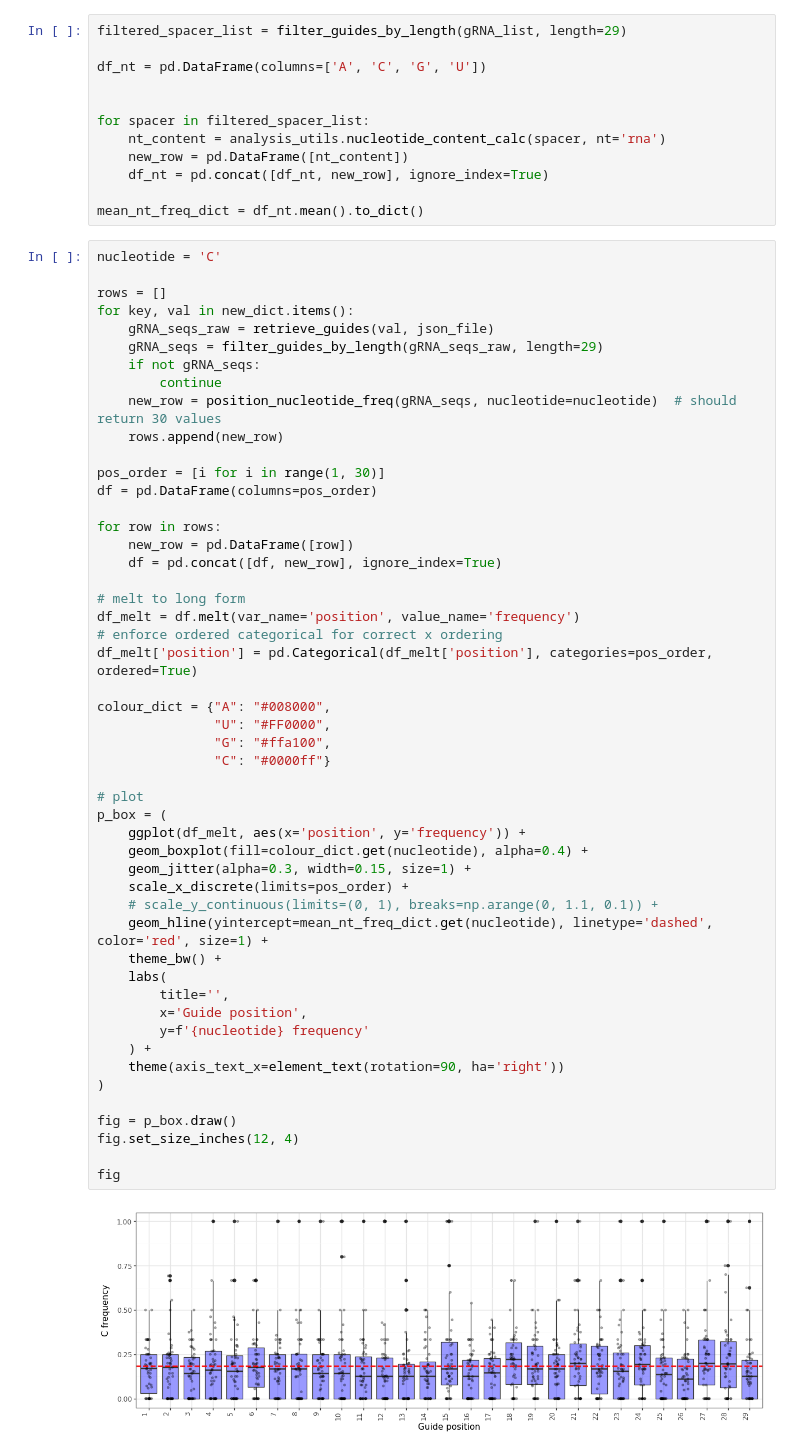
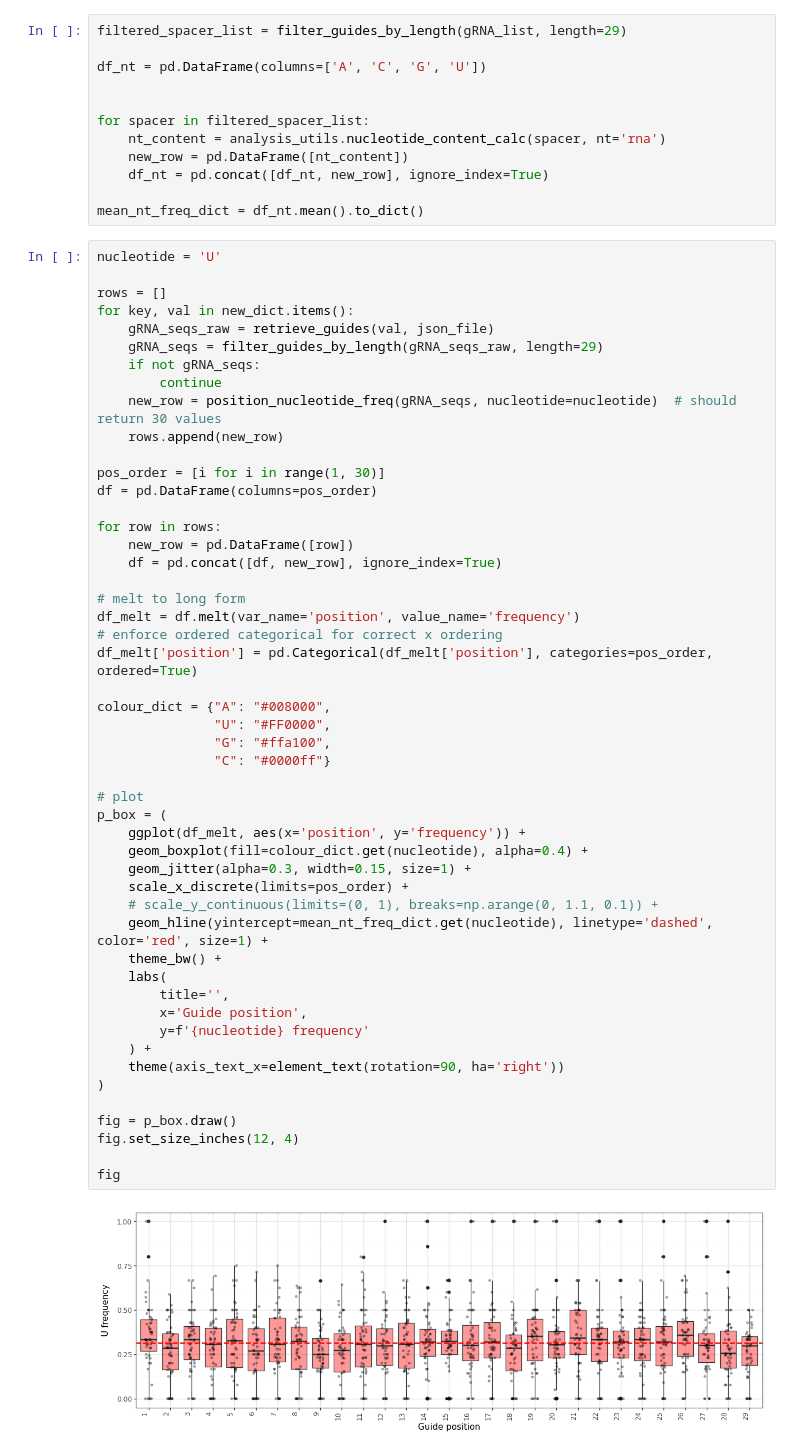
Before and after one commit to rjibengtsson/spacer_analysis, a Jupyter notebook: phylogeny/crisprcasatlas.ipynb, the cells around one changed output. Saved outputs shown, nothing was run; the diff lists cells and outputs as text.

```diff
--- a/phylogeny/crisprcasatlas.ipynb
+++ b/phylogeny/crisprcasatlas.ipynb
@@ -972,7 +972,7 @@ for spacer in filtered_spacer_list:
 
 mean_nt_freq_dict = df_nt.mean().to_dict()
 # %%
-nucleotide = 'C'
+nucleotide = 'U'
 
 rows = []
 for key, val in new_dict.items():
@@ -995,31 +995,31 @@ df_melt = df.melt(var_name='position', value_name='frequency')
 # enforce ordered categorical for correct x ordering
 df_melt['position'] = pd.Categorical(df_melt['position'], categories=pos_order, ordered=True)
 
 colour_dict = {"A": "#008000",
                "U": "#FF0000",
                "G": "#ffa100",
                "C": "#0000ff"}
 
 # plot
 p_box = (
     ggplot(df_melt, aes(x='position', y='frequency')) +
     geom_boxplot(fill=colour_dict.get(nucleotide), alpha=0.4) +
     geom_jitter(alpha=0.3, width=0.15, size=1) +
     scale_x_discrete(limits=pos_order) +
     # scale_y_continuous(limits=(0, 1), breaks=np.arange(0, 1.1, 0.1)) +
     geom_hline(yintercept=mean_nt_freq_dict.get(nucleotide), linetype='dashed', color='red', size=1) +
     theme_bw() +
     labs(
         title='',
         x='Guide position',
         y=f'{nucleotide} frequency'
     ) +
     theme(axis_text_x=element_text(rotation=90, ha='right'))
 )
 
 fig = p_box.draw()
 fig.set_size_inches(12, 4)
 
 fig
 # %% [output]
-[figure, old version]
+[figure, new version]
```
Also changed, not shown: parts of 3 cells of this notebook, 3 other files.
